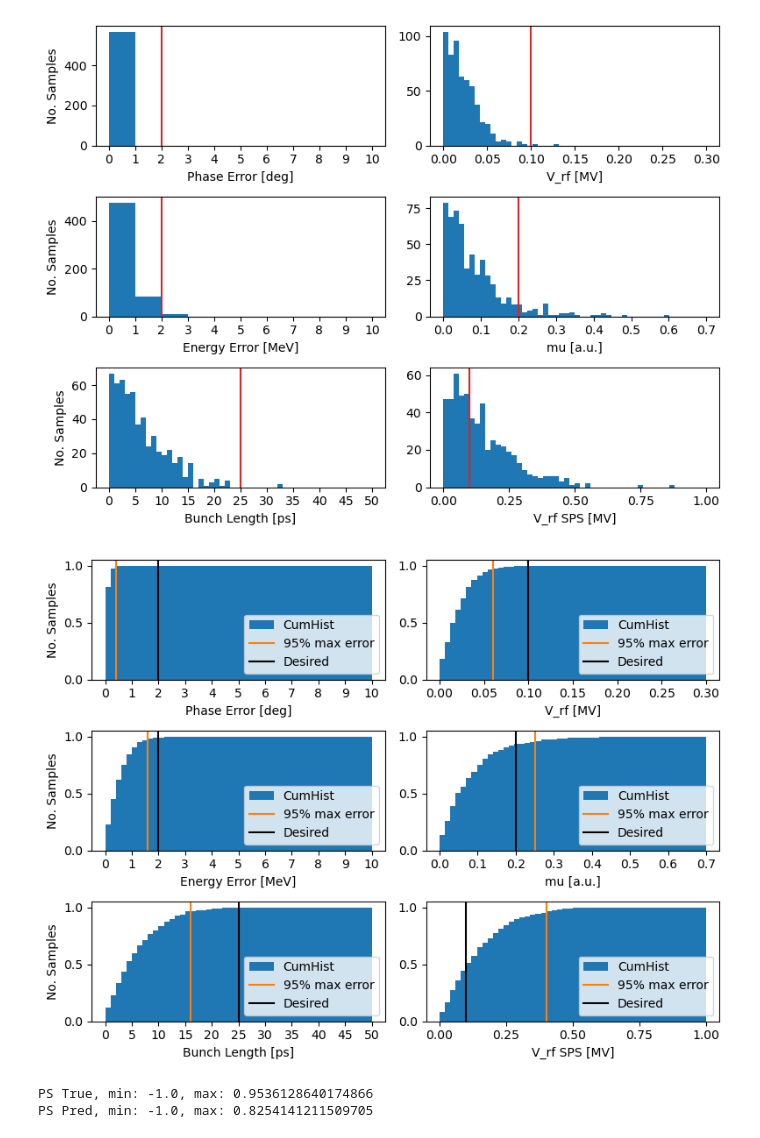
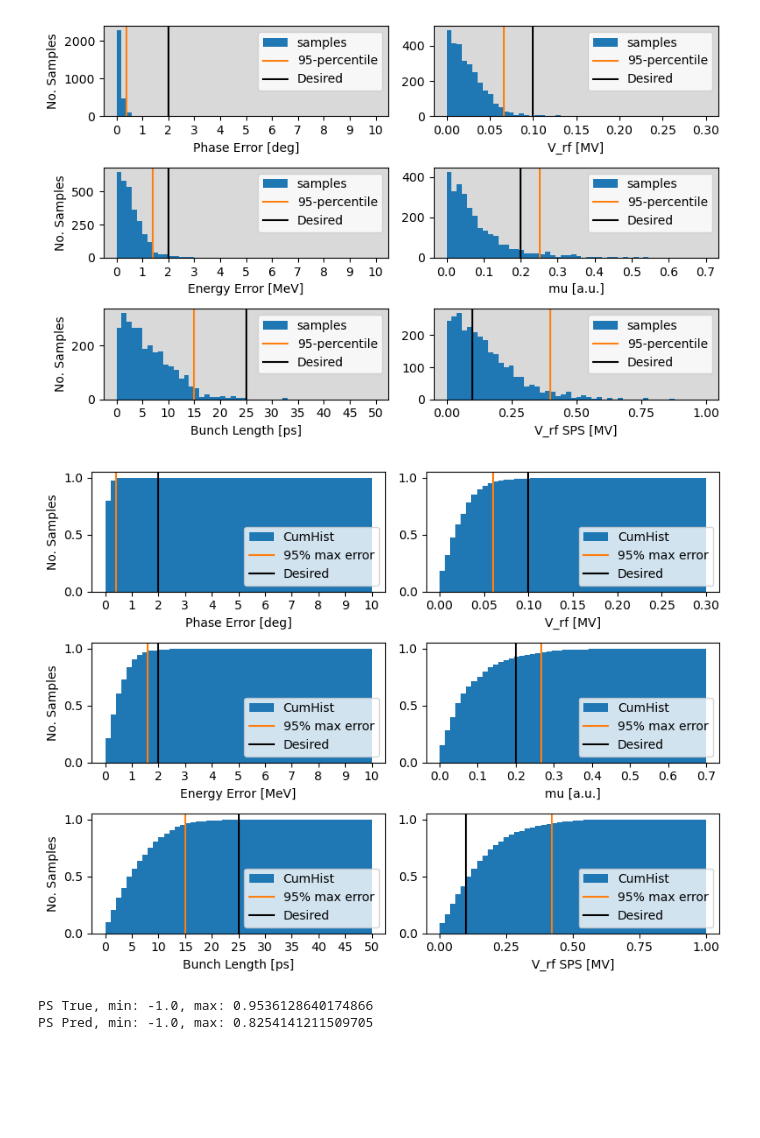
Before and after one commit to kiliakis/tomography_ML, a Jupyter notebook: evaluate_end_to_end.ipynb, the cells around one changed output. Saved outputs shown, nothing was run; the diff lists cells and outputs as text; code cells hidden in the pictures; blank space fills up the shorter version.

Commit message:
updates plot utils

```diff
--- a/evaluate_end_to_end.ipynb
+++ b/evaluate_end_to_end.ipynb
@@ -21,7 +21,7 @@ from models import encoderDecoderModel
 # data_dir = './tomo_data/datasets_decoder_02-12-22'
 data_dir = './tomo_data/datasets_decoder_TF_16-12-22'
 
-dataset_percent = 0.01
+dataset_percent = 0.05
 normalization = 'minmax'
 img_normalize = 'minmax'
 var_names = ['phEr', 'enEr', 'bl', 'inten', 'Vrf', 'mu', 'VrfSPS']
@@ -136,4 +127,6 @@ PS Decoder MSE:  0.0004196902
 # %%
+import bisect
+
 # Encoder, graphical evaluation
 
 # unormalized latent space
@@ -155,52 +148,80 @@ latent_pred_unnorm = np.array(latent_pred_unnorm).T
 # absolute difference
 diffs = np.abs(latent_unnorm - latent_pred_unnorm)
 
-
 fig, axes = plt.subplots(ncols=2, nrows=3, sharex=False,
-                         sharey=False, figsize=(8, 6))
+                         sharey=False, figsize=(8, 5))
 
 plt.sca(axes[0][0])
-plt.hist(diffs[:, 0], bins=10, range=(0, 10))
+hist, bins, _ = plt.hist(diffs[:, 0], bins=50, range=(0, 10), label='samples')
+cumsum = np.cumsum(hist)/ diffs.shape[0]
+b = bisect.bisect(cumsum, 0.95)
+plt.axvline(x=bins[b+1], color='tab:orange', label='95-percentile')
 plt.xticks(np.arange(0, 10.5))
 plt.xlabel('Phase Error [deg]')
 plt.ylabel('No. Samples')
-plt.axvline(x=2, color='tab:red')
+plt.axvline(x=2, color='black', label='Desired')
+plt.legend(loc='upper right')
+plt.gca().set_facecolor('0.85')
 
 plt.sca(axes[1][0])
-plt.hist(diffs[:, 1], bins=10, range=(0, 10))
+hist, bins, _ = plt.hist(diffs[:, 1], bins=50, range=(0, 10), label='samples')
+cumsum = np.cumsum(hist)/ diffs.shape[0]
+b = bisect.bisect(cumsum, 0.95)
+plt.axvline(x=bins[b+1], color='tab:orange', label='95-percentile')
 plt.xticks(np.arange(0, 10.5))
 plt.xlabel('Energy Error [MeV]')
 plt.ylabel('No. Samples')
-plt.axvline(x=2, color='tab:red')
+plt.axvline(x=2, color='black', label='Desired')
+plt.legend(loc='upper right')
+plt.gca().set_facecolor('0.85')
 
 plt.sca(axes[2][0])
-plt.hist(diffs[:, 2]*1e12, bins=50, range=(0, 50))
+hist, bins, _ = plt.hist(diffs[:, 2]*1e12, bins=50, range=(0, 50), label='samples')
+cumsum = np.cumsum(hist)/ diffs.shape[0]
+b = bisect.bisect(cumsum, 0.95)
+plt.axvline(x=bins[b+1], color='tab:orange', label='95-percentile')
 plt.xticks(np.arange(0, 50.5, 5))
 plt.xlabel('Bunch Length [ps]')
 plt.ylabel('No. Samples')
-plt.axvline(x=25, color='tab:red')
+plt.axvline(x=25, color='black', label='Desired')
+plt.legend(loc='upper right')
+plt.gca().set_facecolor('0.85')
 
 plt.sca(axes[0][1])
-plt.hist(diffs[:, 3], bins=50, range=(0, 0.3))
+hist, bins, _ = plt.hist(diffs[:, 3], bins=50, range=(0, 0.3), label='samples')
+cumsum = np.cumsum(hist)/ diffs.shape[0]
+b = bisect.bisect(cumsum, 0.95)
+plt.axvline(x=bins[b+1], color='tab:orange', label='95-percentile')
 plt.xlabel('V_rf [MV]')
-plt.axvline(x=0.1, color='tab:red')
+plt.axvline(x=0.1, color='black', label='Desired')
+plt.legend(loc='upper right')
+plt.gca().set_facecolor('0.85')
 
 plt.sca(axes[1][1])
-plt.hist(diffs[:, 4], bins=50, range=(0, 0.7))
+hist, bins, _ = plt.hist(diffs[:, 4], bins=50, range=(0, 0.7), label='samples')
+cumsum = np.cumsum(hist)/ diffs.shape[0]
+b = bisect.bisect(cumsum, 0.95)
+plt.axvline(x=bins[b+1], color='tab:orange', label='95-percentile')
 plt.xticks(np.arange(0, 0.71, 0.1))
 plt.xlabel('mu [a.u.]')
-plt.axvline(x=0.2, color='tab:red')
+plt.axvline(x=0.2, color='black', label='Desired')
+plt.legend(loc='upper right')
+plt.gca().set_facecolor('0.85')
 
 plt.sca(axes[2][1])
-plt.hist(diffs[:, 5], bins=50, range=(0, 1))
+hist, bins, _ = plt.hist(diffs[:, 5], bins=50, range=(0, 1), label='samples')
+cumsum = np.cumsum(hist)/ diffs.shape[0]
+b = bisect.bisect(cumsum, 0.95)
+plt.axvline(x=bins[b+1], color='tab:orange', label='95-percentile')
 plt.xticks(np.arange(0, 1.1, 0.25))
 plt.xlabel('V_rf SPS [MV]')
-plt.axvline(x=0.1, color='tab:red')
-
+plt.axvline(x=0.1, color='black', label='Desired')
+plt.legend(loc='upper right')
+plt.gca().set_facecolor('0.85')
 plt.tight_layout()
-plt.savefig(os.path.join(plots_dir, f'encoder_absError.jpg'), dpi=400)
+plt.savefig(os.path.join(plots_dir, f'encoder_absError.jpg'), dpi=400, bbox_inches='tight')
 # %% [output]
-[figure, old version]
+[figure, new version]
 # %%
 import bisect
 
@@ -284,7 +305,7 @@ plt.legend(loc='lower right')
 plt.tight_layout()
 plt.savefig(os.path.join(plots_dir, 'encoder_cumError.jpg'), dpi=400)
 # %% [output]
-[figure, old version]
+[figure, new version]
 # %%
 '''
 Visual end-to-end evaluation.
```
Also changed, not shown: parts of 6 cells of this notebook, 5 other files.
